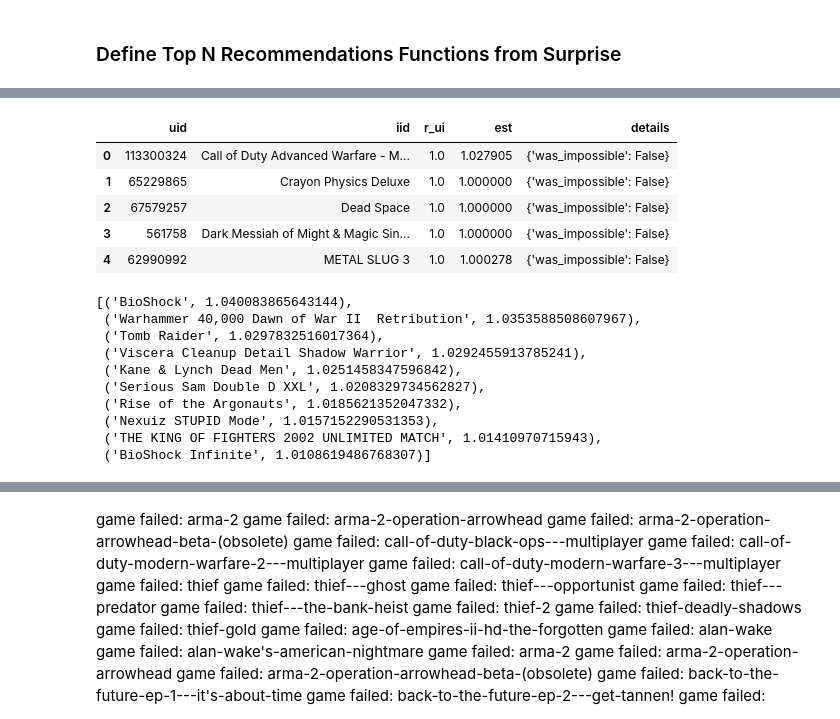
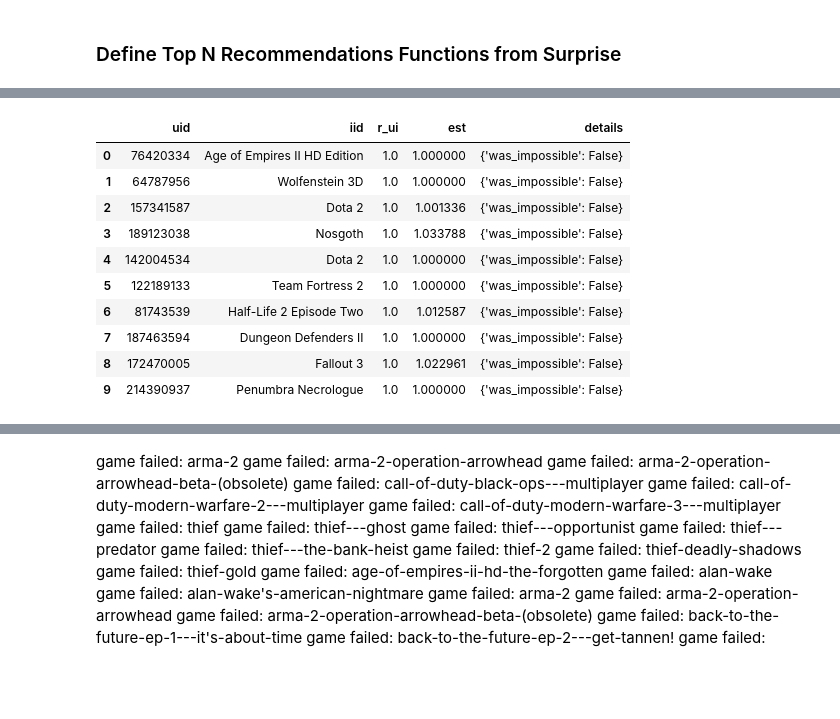
Before and after one commit to mkivenson/Recommender-Systems, a Jupyter notebook: Video Game Recommendations/Video Game Recommendation System.ipynb, the cells around one changed output, grey strips where cells are left out. Cells and saved outputs as stored; diff of their text form; code cells hidden in the pictures; blank space fills up the shorter version.

```diff
--- a/Video Game Recommendations/Video Game Recommendation System.ipynb
+++ b/Video Game Recommendations/Video Game Recommendation System.ipynb
@@ -134,22 +365,14 @@ RMSE: 0.0166
 # %%
-pd.DataFrame(predictions).head()
+pd.DataFrame(predictions).head(n=10)
 # %% [output]
 |  | uid | iid | r_ui | est | details |
-| 0 | 113300324 | Call of Duty Advanced Warfare - M... | 1.0 | 1.027905 | {'was_impossible': False} |
-| 1 | 65229865 | Crayon Physics Deluxe | 1.0 | 1.000000 | {'was_impossible': False} |
-| 2 | 67579257 | Dead Space | 1.0 | 1.000000 | {'was_impossible': False} |
-| 3 | 561758 | Dark Messiah of Might & Magic Sin... | 1.0 | 1.000000 | {'was_impossible': False} |
-| 4 | 62990992 | METAL SLUG 3 | 1.0 | 1.000278 | {'was_impossible': False} |
+| 0 | 76420334 | Age of Empires II HD Edition | 1.0 | 1.000000 | {'was_impossible': False} |
+| 1 | 64787956 | Wolfenstein 3D | 1.0 | 1.000000 | {'was_impossible': False} |
+| 2 | 157341587 | Dota 2 | 1.0 | 1.001336 | {'was_impossible': False} |
+| 3 | 189123038 | Nosgoth | 1.0 | 1.033788 | {'was_impossible': False} |
+| 4 | 142004534 | Dota 2 | 1.0 | 1.000000 | {'was_impossible': False} |
+| 5 | 122189133 | Team Fortress 2 | 1.0 | 1.000000 | {'was_impossible': False} |
+| 6 | 81743539 | Half-Life 2 Episode Two | 1.0 | 1.012587 | {'was_impossible': False} |
+| 7 | 187463594 | Dungeon Defenders II | 1.0 | 1.000000 | {'was_impossible': False} |
+| 8 | 172470005 | Fallout 3 | 1.0 | 1.022961 | {'was_impossible': False} |
+| 9 | 214390937 | Penumbra Necrologue | 1.0 | 1.000000 | {'was_impossible': False} |
-# %%
-get_top_n(predictions, n=10)[99077905]
-# %% [output]
-[('BioShock', 1.040083865643144),
- ('Warhammer 40,000 Dawn of War II  Retribution', 1.0353588508607967),
- ('Tomb Raider', 1.0297832516017364),
- ('Viscera Cleanup Detail Shadow Warrior', 1.0292455913785241),
- ('Kane & Lynch Dead Men', 1.0251458347596842),
- ('Serious Sam Double D XXL', 1.0208329734562827),
- ('Rise of the Argonauts', 1.0185621352047332),
- ('Nexuiz STUPID Mode', 1.0157152290531353),
- ('THE KING OF FIGHTERS 2002 UNLIMITED MATCH', 1.01410970715943),
- ('BioShock Infinite', 1.0108619486768307)]
```
Also changed, not shown: parts of 50 cells of this notebook, 1 other file.
